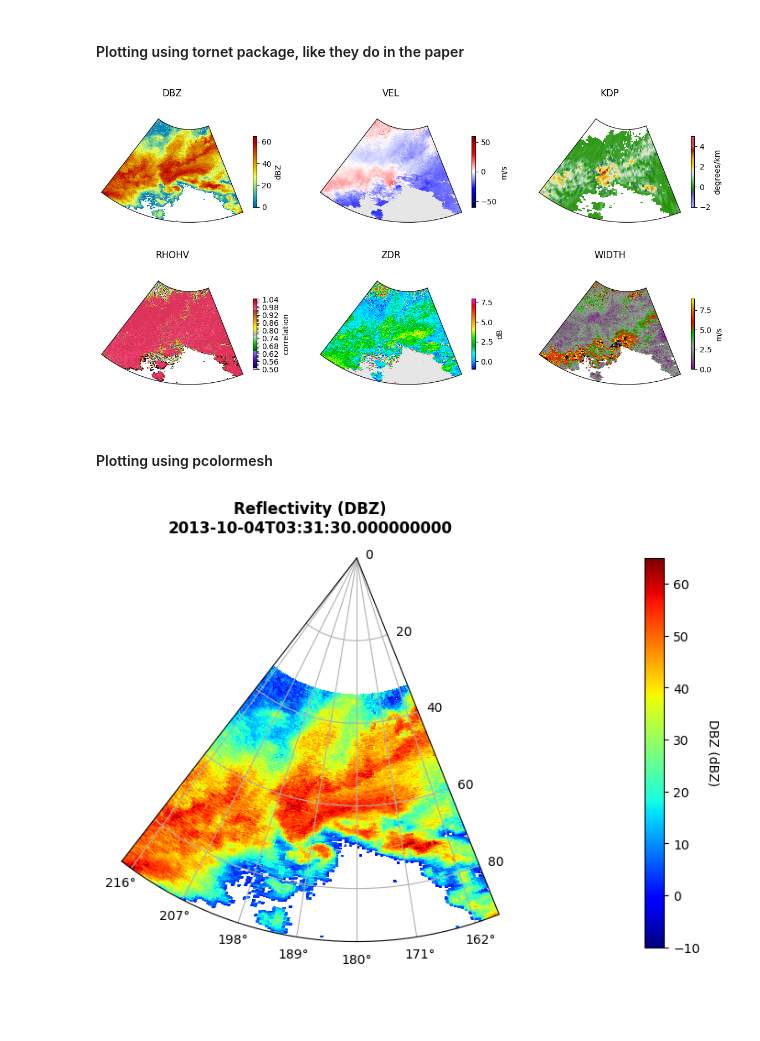
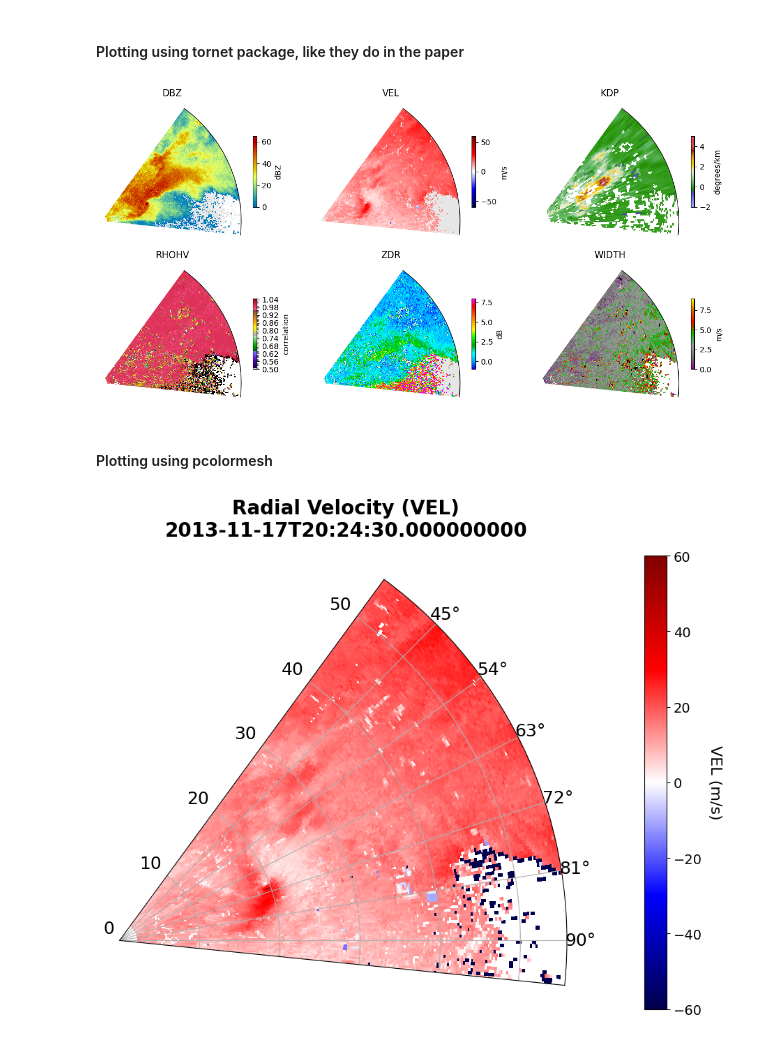
Before and after one commit to UW-MLGEO/2026MLGeo-CloudsTeam, a Jupyter notebook: tornet_data_load.ipynb, the cells around one changed output. Drawn from its saved outputs; the diff is of its cells as text; code cells hidden in the pictures; blank space fills up the shorter version.

Commit message:
added a couple comments to some of the plotting for reference in the future. Found a case that shows a hook echo and it is what is populated in the plotting section right now

```diff
--- a/tornet_data_load.ipynb
+++ b/tornet_data_load.ipynb
@@ -176,7 +174,7 @@ from tornet.data.loader import TornadoDataLoader
 from tornet.display.display import plot_radar
 
 ds = xr.open_dataset(
-    "s3://ml-cloud-project-data/tornet_2013/test/2013/TOR_131004_033158_KOAX_472699_A1.nc",
+    "s3://ml-cloud-project-data/tornet_2013/train/2013/TOR_131117_202432_KPAH_480989_F9.nc",
     engine="h5netcdf"
 )
 
@@ -212,12 +210,12 @@ plot_radar(data,
 plt.tight_layout()
 plt.show()
 # %% [output]
-[figure, old version]
+[figure, new version]
 # %% [markdown]
 #### Plotting using pcolormesh
 # %%
 # Select DBZ data (last time frame, first sweep)
-dbz = ds['DBZ'].isel(time=-1, sweep=0)
+dbz = ds['VEL'].isel(time=-1, sweep=0)
 
 # Create figure
 fig, ax = plt.subplots(subplot_kw=dict(projection='polar'), figsize=(16, 12))
@@ -225,36 +223,52 @@ fig, ax = plt.subplots(subplot_kw=dict(projection='polar'), figsize=(16, 12))
 # Get coordinates
 az = np.deg2rad(ds['azimuth'].values)
 r = ds['range'].values / 1000  # Convert to km
 
 # Create meshgrid
 AZ, R = np.meshgrid(az, r)
 
 # Plot
 mesh = ax.pcolormesh(AZ, R, dbz.values.T,
-                     cmap='jet',
-                     vmin=-10, vmax=65,
+                     cmap='seismic', # jet for DBZ, siesmic for VEL
+                     vmin=-60, vmax=60, # -10, 65 for DBZ, -60, 60 for VEL
                      shading='auto')
 
 # Configure polar plot - limit to actual sweep range
 ax.set_theta_zero_location('N')
 ax.set_theta_direction(-1)
 ax.set_ylim(0, r.max())
 
 # Set the azimuth limits to match the actual sweep
 az_min = np.deg2rad(ds['azimuth'].values.min())
 az_max = np.deg2rad(ds['azimuth'].values.max())
 ax.set_thetamin(np.rad2deg(az_min))
 ax.set_thetamax(np.rad2deg(az_max))
 
+# 🔹 Increase axis tick label sizes
+ax.tick_params(axis='both', labelsize=18)
+
+# 🔹 Optional: radial label size (km labels)
+ax.set_rlabel_position(225)
+for label in ax.get_yticklabels():
+    label.set_fontsize(18)
+
 # Add colorbar
 cbar = plt.colorbar(mesh, ax=ax, pad=0.1, fraction=0.046)
-cbar.set_label('DBZ (dBZ)', rotation=270, labelpad=15)
+
+# 🔹 Colorbar label + ticks
+cbar.set_label(
+    'VEL (m/s)',
+    fontsize=16,
+    rotation=270,
+    labelpad=20
+)
+cbar.ax.tick_params(labelsize=14)
 
 # Add title
-ax.set_title('Reflectivity (DBZ)\n' + str(ds['time'].values[-1]),
-             pad=20, fontsize=12, fontweight='bold')
+ax.set_title('Radial Velocity (VEL)\n' + str(ds['time'].values[-1]),
+             pad=20, fontsize=20, fontweight='bold')
 
 plt.tight_layout()
 plt.show()
 # %% [output]
-[figure, old version]
+[figure, new version]
```
Also changed, not shown: parts of 5 cells of this notebook.
